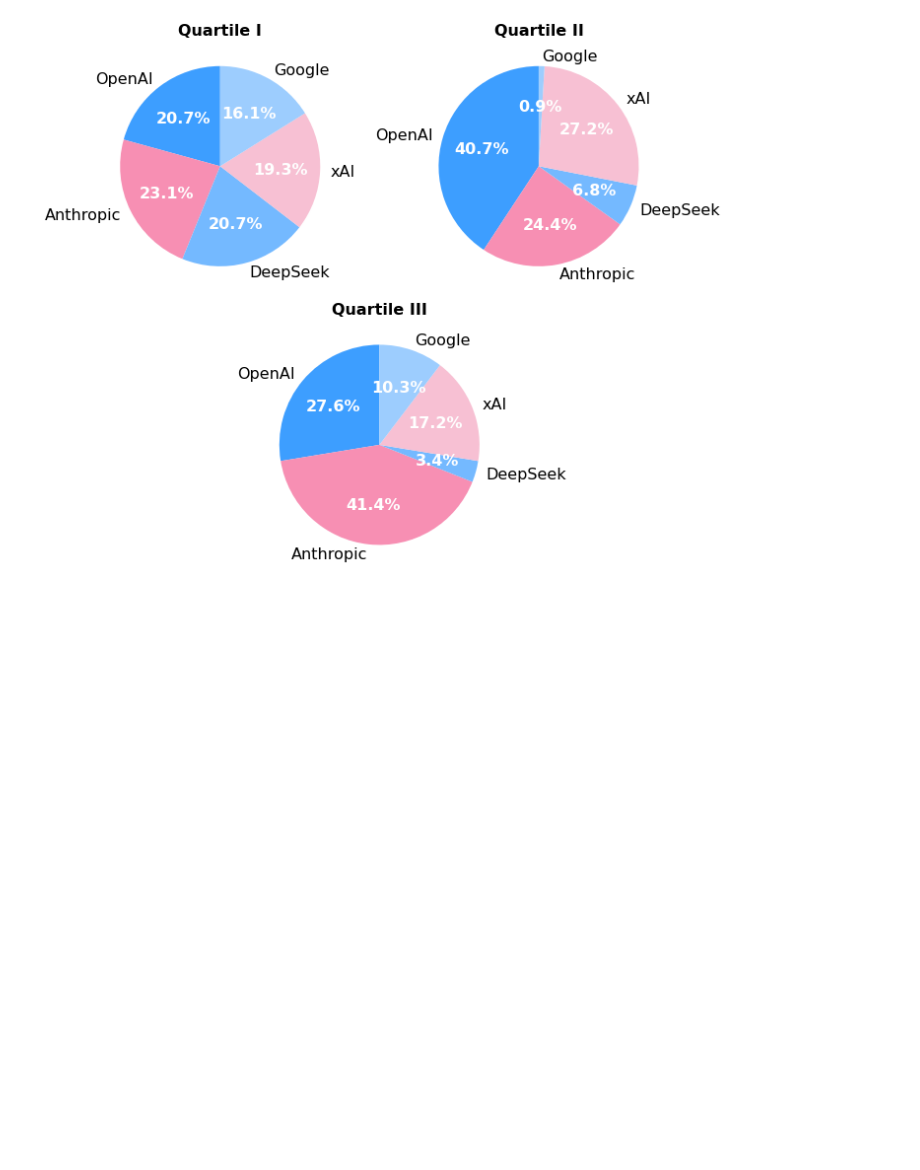
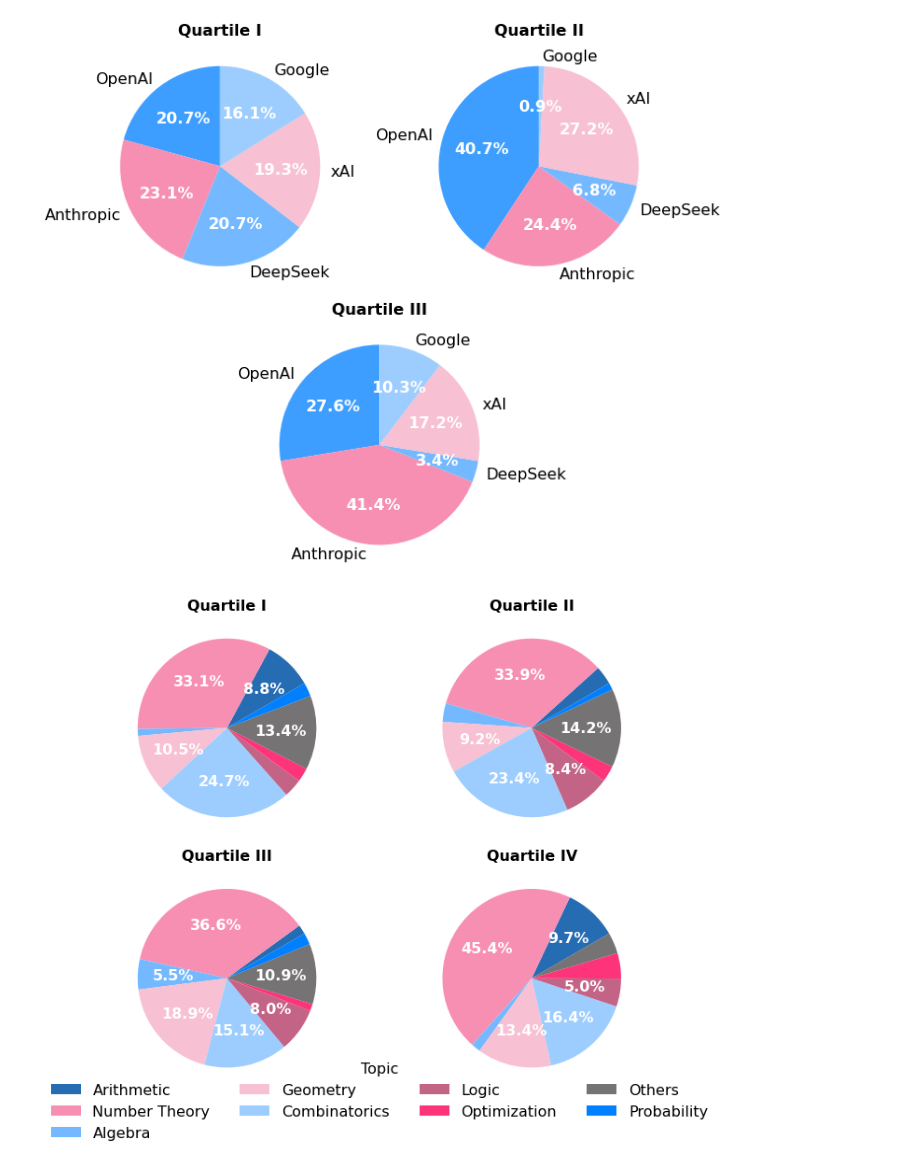
Before and after one commit to Anurag-Dutta/Euler, a Jupyter notebook: figs/avg.ipynb, the cells around one changed output. Drawn from its saved outputs; the diff is of its cells as text; code cells hidden in the pictures; blank space fills up the shorter version.

Commit message:
euler/*/loc+gb%an_note@ieee.org

```diff
--- a/figs/avg.ipynb
+++ b/figs/avg.ipynb
@@ -258,3 +258,84 @@ plt.savefig('quartile_provider_wise_pie.pdf', dpi=300)
 plt.show()
 # %% [output]
 [figure]
+# %%
+import pandas as pd
+import numpy as np
+import matplotlib.pyplot as plt
+
+file_path = 'project_euler_problems.csv'
+df = pd.read_csv(file_path)
+
+df_sorted = df.sort_values('solvers', ascending=True)
+quartile_dfs = np.array_split(df_sorted, 4)
+
+labels = df['Topic'].unique().tolist()
+colors = ["#256cb2", "#f78fb3", "#74b9ff", "#f7c0d3", "#9dcdfe", "#c36385", "#fd347a", "#757373", "#0080ff"]
+
+quarters = []
+for qdf in quartile_dfs:
+    counts = qdf['Topic'].value_counts().reindex(labels, fill_value=0).tolist()
+    total = len(qdf)
+    props = [c / total for c in counts]
+    s = sum(props)
+    quarters.append([v / s for v in props])
+
+titles = [
+    "Quartile I",
+    "Quartile II",
+    "Quartile III",
+    "Quartile IV"
+]
+
+pct_threshold = 5.0
+
+def make_autopct(threshold):
+    def autopct(pct):
+        return f"{pct:.1f}%" if pct >= threshold else ""
+    return autopct
+
+fig = plt.figure(figsize=(10, 8))
+gs = fig.add_gridspec(2, 2)
+
+axes = [
+    fig.add_subplot(gs[0, 0]),
+    fig.add_subplot(gs[0, 1]),
+    fig.add_subplot(gs[1, 0]),
+    fig.add_subplot(gs[1, 1]),
+]
+
+for ax, title, data in zip(axes, titles, quarters):
+    wedges, _, autotexts = ax.pie(
+        data,
+        labels=None,
+        colors=colors[:len(labels)],
+        startangle=30,
+        autopct=make_autopct(pct_threshold),
+        textprops={"fontsize": 16, "fontweight": "bold"}
+    )
+    for at in autotexts:
+        if at.get_text():
+            at.set_color("white")
+    ax.set_title(title, fontsize=16, fontweight="bold")
+
+fig.legend(
+    wedges,
+    labels,
+    loc='lower center',
+    bbox_to_anchor=(0.5, -0.05),
+    ncol=4,
+    title="Topic",
+    frameon=False,
+    fontsize=16,
+    title_fontsize=16
+)
+
+plt.tight_layout(rect=[0, 0.05, 1, 1])
+plt.savefig(
+    'quartile_topic_distribution.pdf',
+    dpi=300,
+    bbox_inches='tight'
+)
+plt.show()
+# %% [output]
+[figure, added]
```
Also changed, not shown: 3 other files.
